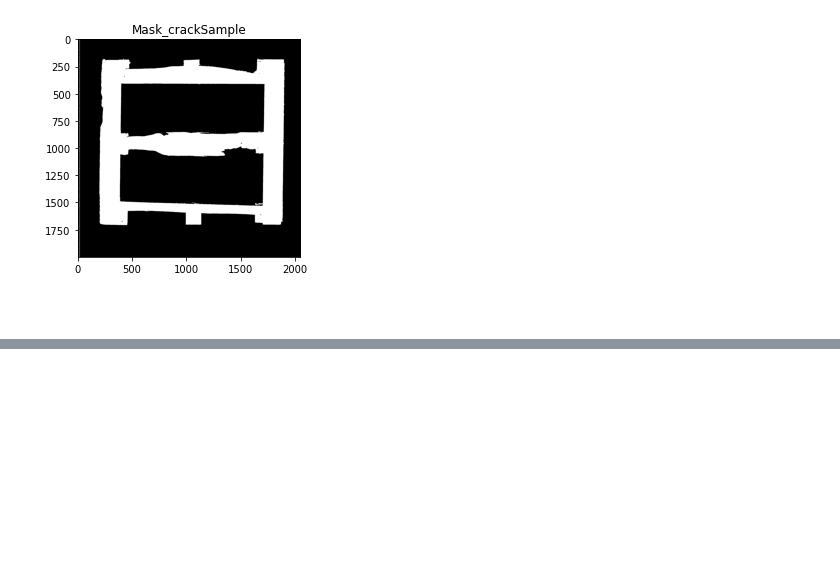
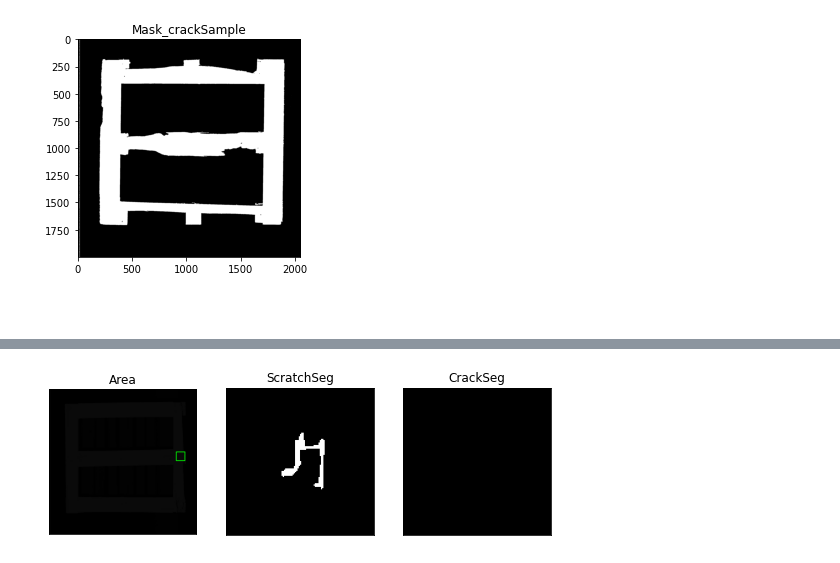
Before and after one commit to keny91/ChapChallenge, a Jupyter notebook: CameraBottom.ipynb, the cells around one changed output, grey strips where cells are left out. Cells and saved outputs as stored; diff of their text form; code cells hidden in the pictures; blank space fills up the shorter version.

```diff
--- a/CameraBottom.ipynb
+++ b/CameraBottom.ipynb
@@ -79,18 +76,22 @@ crack_label = 101
 
 # areas of interest for each image
 area_B58_scratch = [BOTTOM_IMAGES_PATH+"B58.tif", [[1820,927]]]  #  [1780,927]
-area_D59_scratch = [BOTTOM_IMAGES_PATH+"B59.tif",[[1078,440], [1037,1088], [1000,1622]] ]
+area_D59_scratch = [BOTTOM_IMAGES_PATH+"D59.tif",[[1078,440], [1037,1088], [1000,1622]] ]
 
-area_B78_crack  = [BOTTOM_IMAGES_PATH+"B78.tif",[[800,980    ]]]  # [800,920    ]]
-area_D82_crack  = [BOTTOM_IMAGES_PATH+"D82.tif",[[274,1300   ]]]
-area_D83_crack  = [BOTTOM_IMAGES_PATH+"D83.tif",[[318,697    ]]]
-area_E24_crack  = [BOTTOM_IMAGES_PATH+"E24.tif",[[665,1614   ]]]
-area_E56_crack  = [BOTTOM_IMAGES_PATH+"E56.tif",[[540,1000   ]]]
-area_E70_crack  = [BOTTOM_IMAGES_PATH+"E70.tif",[[1730,1440  ]]]
+area_B78_crack  = [BOTTOM_IMAGES_PATH+"B78.tif",[[800,980 ]]]  # [800,920    ]]
+area_D82_crack  = [BOTTOM_IMAGES_PATH+"D82.tif",[[274,1300 ]]]
+area_D83_crack  = [BOTTOM_IMAGES_PATH+"D83.tif",[[318,697 ]]]
+area_E24_crack  = [BOTTOM_IMAGES_PATH+"E24.tif",[[665,1614 ]]]
+area_E56_crack  = [BOTTOM_IMAGES_PATH+"E56.tif",[[540,1000 ]]]
+area_E70_crack  = [BOTTOM_IMAGES_PATH+"E70.tif",[[1730,1440]]]
 
 training_scratch_list = [area_D59_scratch]
 training_crack_list = [area_B78_crack,area_D82_crack,area_E24_crack]
 # image + labels,... there is an issue here, not knowing which is which in case of crack and scratches in the same board
 multiAreaList = [area_D59_scratch,area_B78_crack]
 test_list = [area_D83_crack,area_E56_crack,area_E70_crack,area_B58_scratch]
+all_list = [area_B58_scratch,area_D59_scratch,area_B78_crack,area_D82_crack,area_D83_crack,area_E24_crack,area_E56_crack,area_E70_crack]
+scratch_list = [area_B58_scratch,area_D59_scratch]
+crack_list = [area_B78_crack,area_D82_crack,area_D83_crack,area_E24_crack,area_E56_crack,area_E70_crack]
+
 # test_list = [[area_D83_crack,[crack_label]],[area_E56_crack,[crack_label]],[area_E70_crack,[crack_label]],[area_B58_scratch,[scratch_label]]]
@@ -623,61 +630,95 @@ I will normally build a binary executable, but currently I have not set up a way
 # %%
-# we will load
 
-VERBOSE_ = False  # enable if want to observe
-
-# raining_scratch_list = [area_D59_scratch]
-# training_crack_list = [area_B78_crack,area_D82_crack,area_E24_crack]
-# # image + labels,... there is an issue here, not knowing which is which in case of crack and scratches in the same board
-# test_list = [[area_D83_crack,[crack_label]],[area_E56_crack,[crack_label]],[area_E70_crack,[crack_label]],[area_B58_scratch,[scratch_label]]]
-# area_D59_scratch = [BOTTOM_IMAGES_PATH+"B59.tif",[[1078,440], [1037,1088], [1000,1622]] ]
+def labelArea(image,point,distance,damaged):
+    copyImg = image.copy()
+    copyImg = Convert8b(copyImg)
+    colorSegment = cv.cvtColor(copyImg, cv.COLOR_GRAY2BGR)
+    if(damaged):
+        color = [255,0,0]
+    else:
+        color = [0,255,0]
+    return cv.rectangle(colorSegment, [point[0]-distance,point[1]-distance], [point[0]+distance,point[1]+distance], color, 10)
 
 
-# multiAreaList = [area_D59_scratch,area_B78_crack]
-# test_list = [area_D83_crack,area_E56_crack,area_E70_crack,area_B58_scratch]
+VERBOSE_ = False
+
+# enable if want to observe, but there might be plenty of information
+# VERBOSE_ = True
+
 
 # Globals
 th_scratch = 15
-th_dmg = 30
+th_dmg = 35
 distance = 60
-
+min_size = 100
 
 def runList(_list):
 # for each element in the list
     for elem in _list:
 
         image_path = elem[0]
         checking_areas = elem[1]
 
         img = cv.imread(image_path, -1)
         image8bNorm = Convert8bAndNormalize ( img )
         # prepare mask
         clusters_centers = getDepthLayersCenters([img])   # param is a list, we took the function from the other project
         top_mask = getHigherLayer(image8bNorm, clusters_centers,VERBOSE_)
-        top_mask = mySF.close(top_mask,25)
+        top_mask = mySF.close(top_mask,3)
 
         for area in checking_areas:
+
+            scratched = False
+            damaged = False
+            segmented_crack = None
             # get the areas
-            # area
-            cutoff_mask = mySF.getImageCutoffAroundPoint(img,area,distance)
-            cutoff_img = mySF.getImageCutoffAroundPoint(top_mask,area,distance)
+            # area and shave other areas with the mask
+            cutoff_img = mySF.getImageCutoffAroundPoint(img,area,distance)
+            cutoff_mask = mySF.getImageCutoffAroundPoint(top_mask,area,distance)
             MaskApplied = applyMaskToImage(cutoff_img,cutoff_mask)
 
-            damaged = False
-            segmented, check = DetectScratchesLevel(MaskApplied,cutoff_mask ,VERBOSE_)
+            segmented_scratch, check = DetectScratchesLevel(MaskApplied,cutoff_mask ,th_scratch,min_size,VERBOSE_)
 
             if(check):
-                segmented, check = DetectCracksLevel(MaskApplied,cutoff_mask ,VERBOSE_)
+                segmented_crack, check = DetectCracksLevel(MaskApplied,cutoff_mask,th_dmg,min_size ,VERBOSE_)
+                scratched = True
                 # if there is a scratch, there might be a Crack
                 if(check):
                     damaged = True
 
 
-            # TODO
-            # ADD RECTANGLE COLORED - IF DAMAGED OR NOT
-            # DISPLAY SEGMENTED ON THE SIDE
+            markedImg = labelArea(img,area,distance,damaged)
+            if damaged:
+                tittle_seg = "Damaged Identified"
+            else:
+                tittle_seg = "Just a scratch"
 
-            # convert image to color and print rectangle on area based on
+            # how far we got?
+            if   not scratched:
+                mySF.show2ImagesSideBySideOut(markedImg,segmented_scratch)
+            else:
+                mySF.show3ImagesSideBySideOut(markedImg,segmented_scratch,segmented_crack)
+
 
 
     #######     EXECUTION   #######
-runList(test_list)
+
+
+# try these different lists
+# theList = test_list
+# theList = all_list
+# theList = multiAreaList
+# theList = scratch_list
+# theList = crack_list
+
+# worker threads are not waiting for process to finish
+
+# print(" THE FOLLOWING SHOULD ALL BE SCRATCHES")
+runList(scratch_list)
+# print(" End of scratches")
+
+# print(" THE FOLLOWING SHOULD ALL BE CRACKS")
+runList(crack_list)
+# print(" End of cracks")
+# %% [output]
+[figure, added]
```
Also changed, not shown: parts of 20 cells of this notebook, 14 other files.
